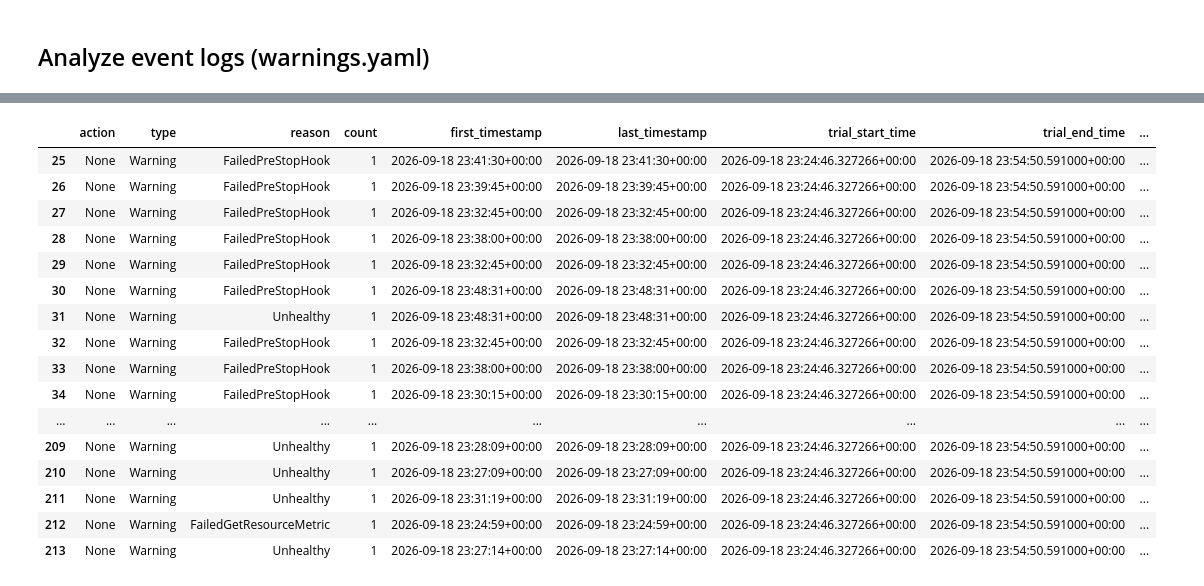
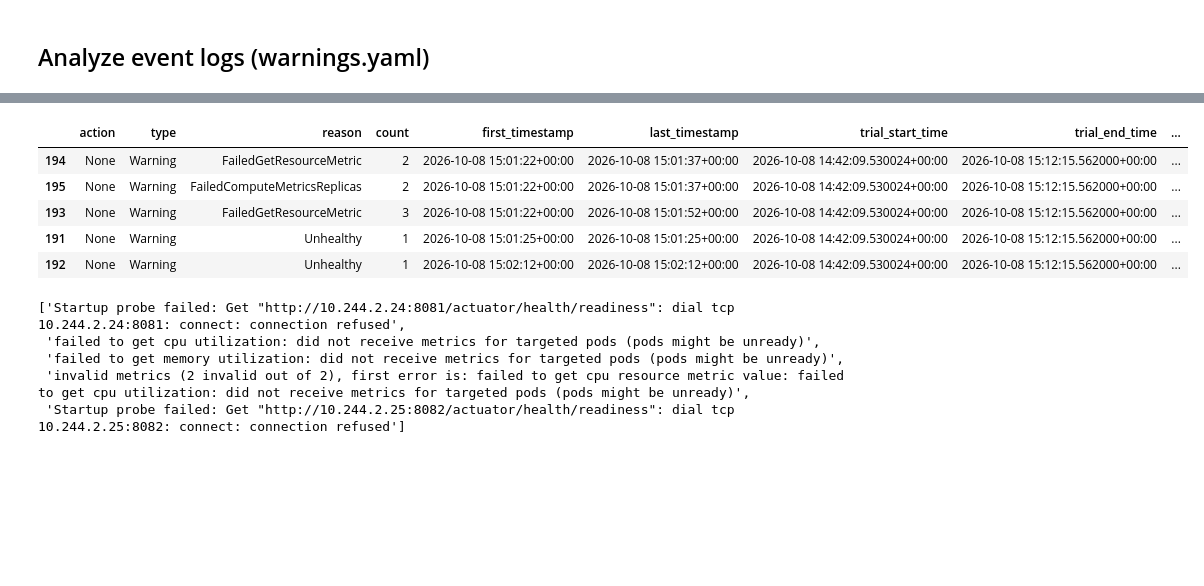
Before and after one commit to kasbench/kasbench-audit, a Jupyter notebook: notebooks/audit.ipynb, the cells around one changed output, grey strips where cells are left out. Drawn from its saved outputs; the diff is of its cells as text; code cells hidden in the pictures; blank space fills up the shorter version.

```diff
--- a/notebooks/audit.ipynb
+++ b/notebooks/audit.ipynb
@@ -350,24 +356,23 @@ hpa: 40
 # %%
 df = pd.DataFrame(results)
+df = df.sort_values(by=["first_timestamp"])
+df2 = df[df.name.str.startswith("globeco-portfolio-service")]
 # display all the rows of the dataframe
 with pd.option_context('display.max_rows', None):
-    display(df[df.trial_id == "trial0004"])
+    display(df2[df2.trial_id == "trial0002"])
 # %% [output]
 |  | action | type | reason | count | first_timestamp | last_timestamp | trial_start_time | trial_end_time | ... |
-| 25 | None | Warning | FailedPreStopHook | 1 | 2026-09-18 23:41:30+00:00 | 2026-09-18 23:41:30+00:00 | 2026-09-18 23:24:46.327266+00:00 | 2026-09-18 23:54:50.591000+00:00 | ... |
-| 26 | None | Warning | FailedPreStopHook | 1 | 2026-09-18 23:39:45+00:00 | 2026-09-18 23:39:45+00:00 | 2026-09-18 23:24:46.327266+00:00 | 2026-09-18 23:54:50.591000+00:00 | ... |
-| 27 | None | Warning | FailedPreStopHook | 1 | 2026-09-18 23:32:45+00:00 | 2026-09-18 23:32:45+00:00 | 2026-09-18 23:24:46.327266+00:00 | 2026-09-18 23:54:50.591000+00:00 | ... |
-| 28 | None | Warning | FailedPreStopHook | 1 | 2026-09-18 23:38:00+00:00 | 2026-09-18 23:38:00+00:00 | 2026-09-18 23:24:46.327266+00:00 | 2026-09-18 23:54:50.591000+00:00 | ... |
-| 29 | None | Warning | FailedPreStopHook | 1 | 2026-09-18 23:32:45+00:00 | 2026-09-18 23:32:45+00:00 | 2026-09-18 23:24:46.327266+00:00 | 2026-09-18 23:54:50.591000+00:00 | ... |
-| 30 | None | Warning | FailedPreStopHook | 1 | 2026-09-18 23:48:31+00:00 | 2026-09-18 23:48:31+00:00 | 2026-09-18 23:24:46.327266+00:00 | 2026-09-18 23:54:50.591000+00:00 | ... |
-| 31 | None | Warning | Unhealthy | 1 | 2026-09-18 23:48:31+00:00 | 2026-09-18 23:48:31+00:00 | 2026-09-18 23:24:46.327266+00:00 | 2026-09-18 23:54:50.591000+00:00 | ... |
-| 32 | None | Warning | FailedPreStopHook | 1 | 2026-09-18 23:32:45+00:00 | 2026-09-18 23:32:45+00:00 | 2026-09-18 23:24:46.327266+00:00 | 2026-09-18 23:54:50.591000+00:00 | ... |
-| 33 | None | Warning | FailedPreStopHook | 1 | 2026-09-18 23:38:00+00:00 | 2026-09-18 23:38:00+00:00 | 2026-09-18 23:24:46.327266+00:00 | 2026-09-18 23:54:50.591000+00:00 | ... |
-| 34 | None | Warning | FailedPreStopHook | 1 | 2026-09-18 23:30:15+00:00 | 2026-09-18 23:30:15+00:00 | 2026-09-18 23:24:46.327266+00:00 | 2026-09-18 23:54:50.591000+00:00 | ... |
-| ... | ... | ... | ... | ... | ... | ... | ... | ... | ... |
-| 209 | None | Warning | Unhealthy | 1 | 2026-09-18 23:28:09+00:00 | 2026-09-18 23:28:09+00:00 | 2026-09-18 23:24:46.327266+00:00 | 2026-09-18 23:54:50.591000+00:00 | ... |
-| 210 | None | Warning | Unhealthy | 1 | 2026-09-18 23:27:09+00:00 | 2026-09-18 23:27:09+00:00 | 2026-09-18 23:24:46.327266+00:00 | 2026-09-18 23:54:50.591000+00:00 | ... |
-| 211 | None | Warning | Unhealthy | 1 | 2026-09-18 23:31:19+00:00 | 2026-09-18 23:31:19+00:00 | 2026-09-18 23:24:46.327266+00:00 | 2026-09-18 23:54:50.591000+00:00 | ... |
-| 212 | None | Warning | FailedGetResourceMetric | 1 | 2026-09-18 23:24:59+00:00 | 2026-09-18 23:24:59+00:00 | 2026-09-18 23:24:46.327266+00:00 | 2026-09-18 23:54:50.591000+00:00 | ... |
-| 213 | None | Warning | Unhealthy | 1 | 2026-09-18 23:27:14+00:00 | 2026-09-18 23:27:14+00:00 | 2026-09-18 23:24:46.327266+00:00 | 2026-09-18 23:54:50.591000+00:00 | ... |
+| 194 | None | Warning | FailedGetResourceMetric | 2 | 2026-10-08 15:01:22+00:00 | 2026-10-08 15:01:37+00:00 | 2026-10-08 14:42:09.530024+00:00 | 2026-10-08 15:12:15.562000+00:00 | ... |
+| 195 | None | Warning | FailedComputeMetricsReplicas | 2 | 2026-10-08 15:01:22+00:00 | 2026-10-08 15:01:37+00:00 | 2026-10-08 14:42:09.530024+00:00 | 2026-10-08 15:12:15.562000+00:00 | ... |
+| 193 | None | Warning | FailedGetResourceMetric | 3 | 2026-10-08 15:01:22+00:00 | 2026-10-08 15:01:52+00:00 | 2026-10-08 14:42:09.530024+00:00 | 2026-10-08 15:12:15.562000+00:00 | ... |
+| 191 | None | Warning | Unhealthy | 1 | 2026-10-08 15:01:25+00:00 | 2026-10-08 15:01:25+00:00 | 2026-10-08 14:42:09.530024+00:00 | 2026-10-08 15:12:15.562000+00:00 | ... |
+| 192 | None | Warning | Unhealthy | 1 | 2026-10-08 15:02:12+00:00 | 2026-10-08 15:02:12+00:00 | 2026-10-08 14:42:09.530024+00:00 | 2026-10-08 15:12:15.562000+00:00 | ... |
+# %%
+list(df[df.trial_id == "trial0002"].message)
+# %% [output]
+['Startup probe failed: Get "http://10.244.2.24:8081/actuator/health/readiness": dial tcp 10.244.2.24:8081: connect: connection refused',
+ 'failed to get cpu utilization: did not receive metrics for targeted pods (pods might be unready)',
+ 'failed to get memory utilization: did not receive metrics for targeted pods (pods might be unready)',
+ 'invalid metrics (2 invalid out of 2), first error is: failed to get cpu resource metric value: failed to get cpu utilization: did not receive metrics for targeted pods (pods might be unready)',
+ 'Startup probe failed: Get "http://10.244.2.25:8082/actuator/health/readiness": dial tcp 10.244.2.25:8082: connect: connection refused']
 # %%
```
Also changed, not shown: parts of 14 cells of this notebook.
